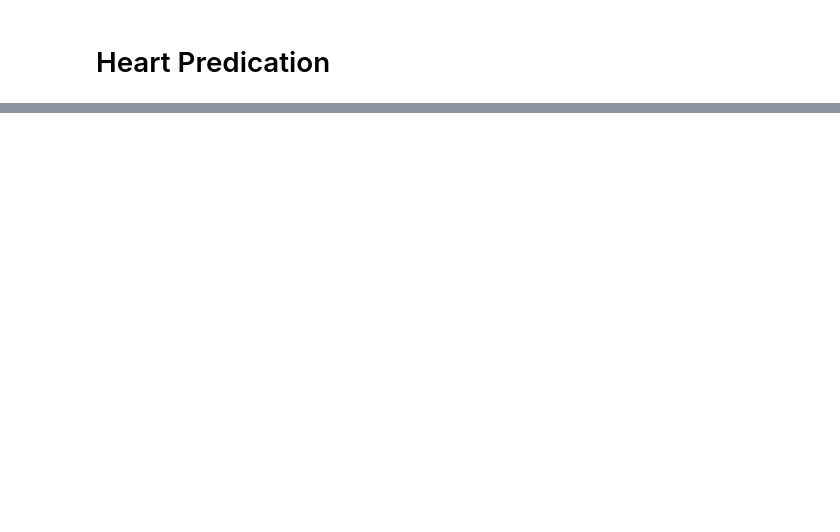
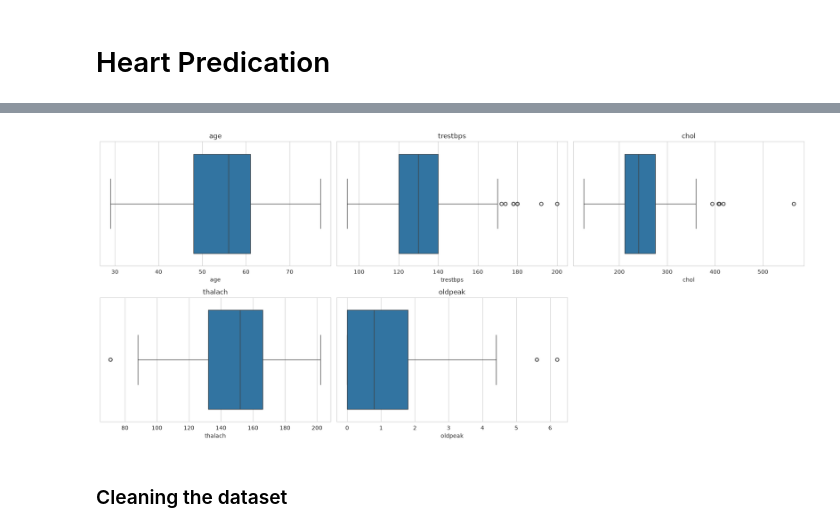
Before and after one commit to khalidkhankakar/Pulse-AI-FYP-, a Jupyter notebook: models/notebooks/heart.ipynb, the cells around one changed output, grey strips where cells are left out. Saved outputs shown, nothing was run; the diff lists cells and outputs as text; code cells hidden in the pictures; blank space fills up the shorter version.

```diff
--- a/models/notebooks/heart.ipynb
+++ b/models/notebooks/heart.ipynb
@@ -254,0 +96,7 @@ Name: heart_disease, dtype: float64
+# %%
+from src.visualization.plots import plot_multiple_boxplot
+plot_multiple_boxplot(heart, numerical_columns, 3)
+# %% [output]
+[figure, added]
+# %% [markdown]
+### Cleaning the dataset
```
Also changed, not shown: parts of 45 cells of this notebook, 22 other files.
